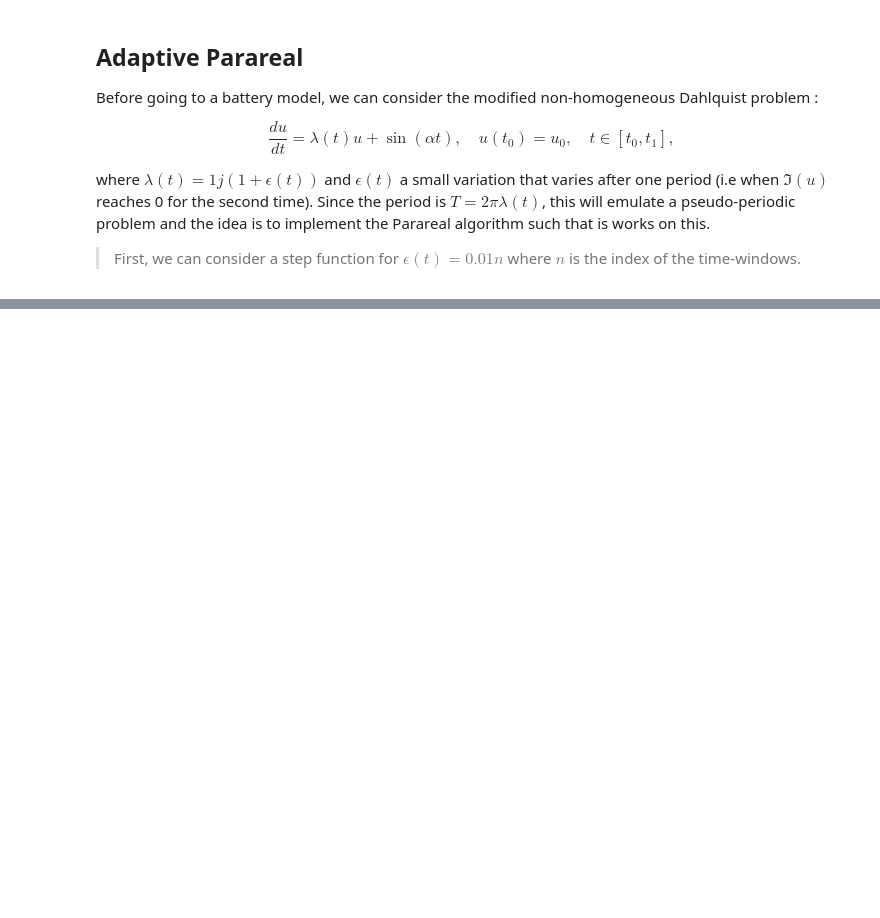
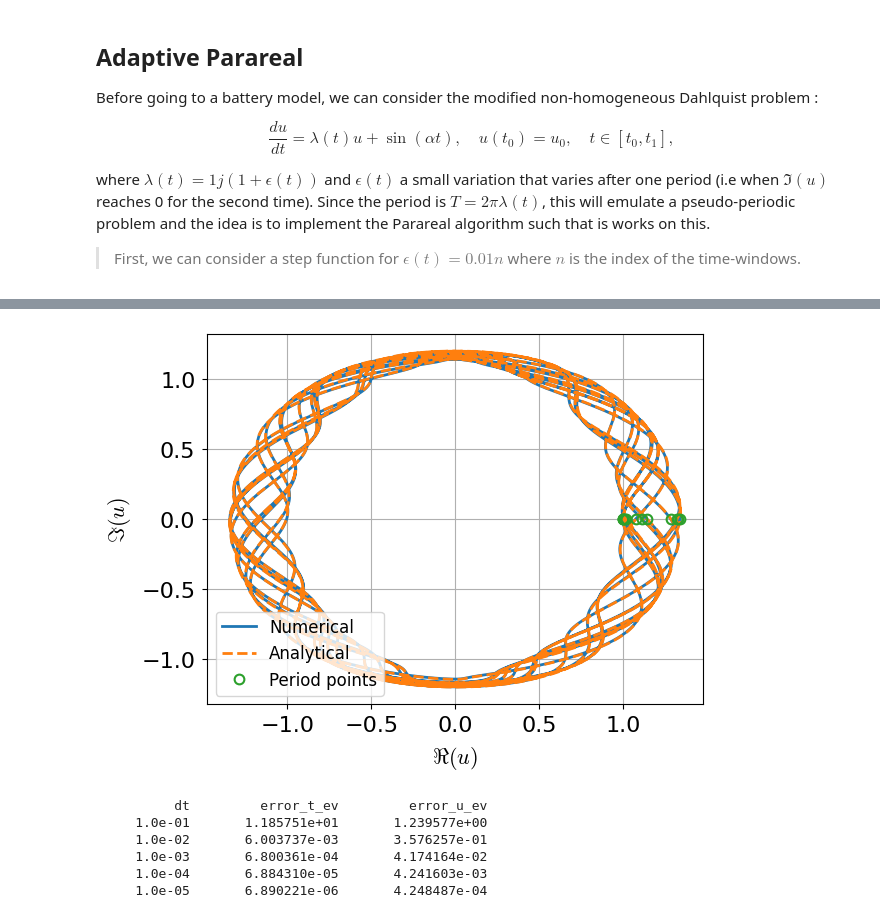
Before and after one commit to github-mathe/PinT-LIB, a Jupyter notebook: scripts/notebooks/dahlquist.ipynb, the cells around one changed output, grey strips where cells are left out. Saved outputs shown, nothing was run; the diff lists cells and outputs as text; code cells hidden in the pictures; blank space fills up the shorter version.

```diff
--- a/scripts/notebooks/dahlquist.ipynb
+++ b/scripts/notebooks/dahlquist.ipynb
@@ -404,45 +378,41 @@ plt.legend(loc="upper left"), plt.xlabel("time"), plt.ylabel("solution"), plt.gr
 # %%
 dtNum = 0.0001
 try:
-    tNum, uNum, t_evNum, u_evNum = solve_dahlquist(dt=dtNum, num_cycles=num_cycles, method=methodNum, save_history=True)
+    tNum, uNum, teNum, ueNum = solve_dahlquist_cycles(problem=problem, method=methodNum, dt=dtNum, num_cycles=num_cycles, make_state=make_state, terminate_cycle = terminate, save_history=True)
 except Exception as e:
     print(f"An error occurred during the simulation: {e}")
 plt.plot(uNum.real, uNum.imag, label="Numerical")
-plt.plot(uEx.real, uEx.imag, "--", label="Analytical")
-plt.plot(u_evNum.real, u_evNum.imag, 'o', label="upNum")
+plt.plot(uTh.real, uTh.imag, "--", label="Analytical")
+plt.plot(ueNum.real, ueNum.imag, 'o', label="Period points")
 plt.legend(loc="lower left"), plt.xlabel(r"$\Re(u)$"), plt.ylabel(r"$\Im(u)$"), plt.grid();
+# %% [output]
+[figure, added]
 # %%
-dtVals =  1./(10**np.arange(6))
-error_t_ev = np.zeros_like(dtVals)
-error_u_ev = np.zeros_like(dtVals)
+dtVals =  1./(10**np.arange(1,6))
+err_te = np.zeros_like(dtVals) # error in event times
+err_ue = np.zeros_like(dtVals) # error in event values
 
-print(f"{'dt':>12} {'error_t_ev':>18} {'error_u_ev':>18}")
+print(f"{'dt':>12} {'error_te':>18} {'error_ue':>18}")
 for i, dt in enumerate(dtVals):
     try:
-        tNum, uNum, t_evNum, u_evNum = solve_dahlquist(
-            dt=dt,
-            num_cycles=num_cycles,
-            method=methodNum,
-            save_history=True,
-        )
-
-        tEx, uEx, t_evEx, u_evEx = solve_dahlquist(
-            dt=dt,
-            num_cycles=num_cycles,
-            method=methodEx,
-            save_history=True,
-        )
-
+        tNum, uNum, teNum, ueNum = solve_dahlquist_cycles(problem=problem, method=methodNum, dt=dt, num_cycles=num_cycles, make_state=make_state, terminate_cycle = terminate, save_history=True)
+        tTh, uTh, teTh, ueTh = solve_dahlquist_cycles(problem=problem, method=methodEx, dt=dt, num_cycles=num_cycles, make_state=make_state, terminate_cycle = terminate, save_history=True)
     except Exception as e:
         print(f"Simulation failed for dt={dt:.1e}: {e}")
         continue
 
-    error_t_ev[i] = np.max(np.abs(t_evNum - t_evEx))
-    error_u_ev[i] = np.max(np.abs(u_evNum - u_evEx))
-
+    err_te[i] = np.max(np.abs(teNum - teTh))
+    err_ue[i] = np.max(np.abs(ueNum - ueTh))
     print(
-        f"{dt:12.1e} "
-        f"{error_t_ev[i]:18.6e} "
-        f"{error_u_ev[i]:18.6e}"
-    )
+            f"{dt:12.1e} "
+            f"{err_te[i]:18.6e} "
+            f"{err_ue[i]:18.6e}"
+        )
+# %% [output]
+          dt         error_t_ev         error_u_ev
+     1.0e-01       1.185751e+01       1.239577e+00
+     1.0e-02       6.003737e-03       3.576257e-01
+     1.0e-03       6.800361e-04       4.174164e-02
+     1.0e-04       6.884310e-05       4.241603e-03
+     1.0e-05       6.890221e-06       4.248487e-04
 # %%
```
Also changed, not shown: parts of 11 cells of this notebook, 1 other file.
